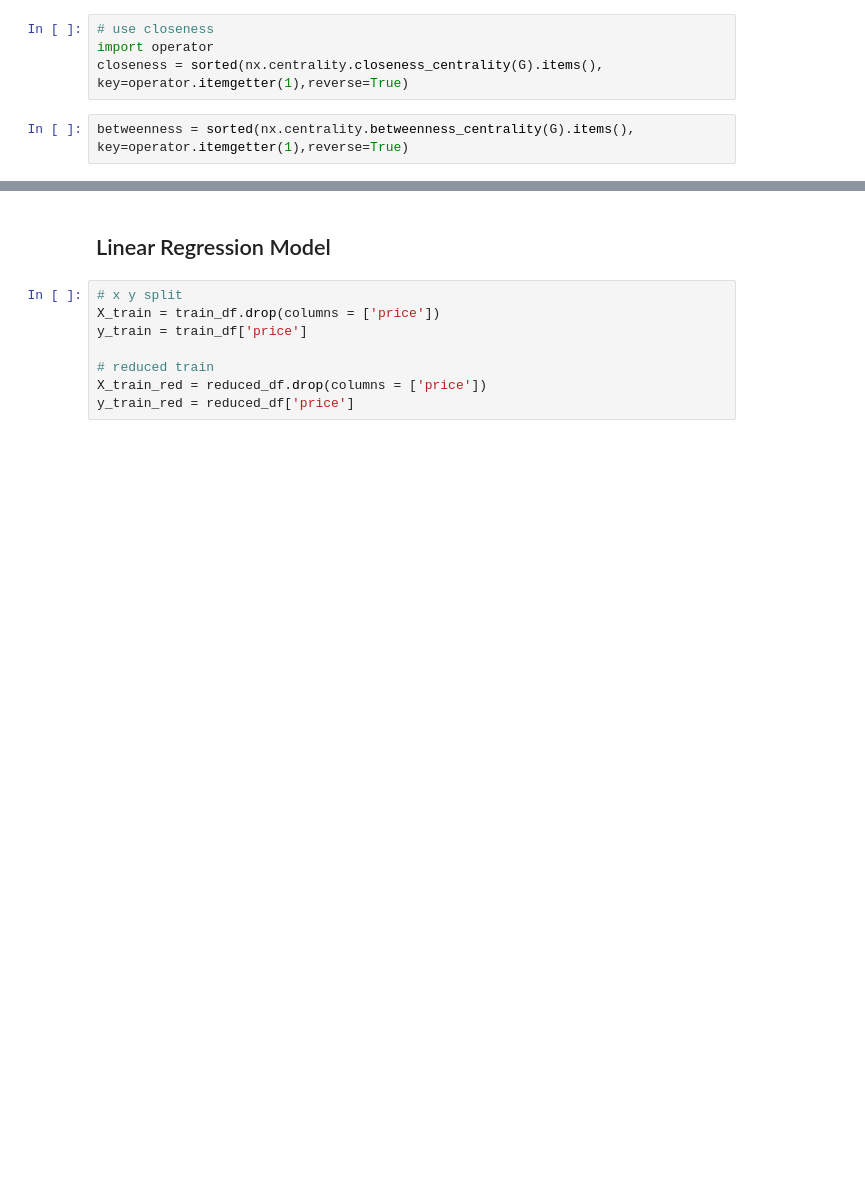
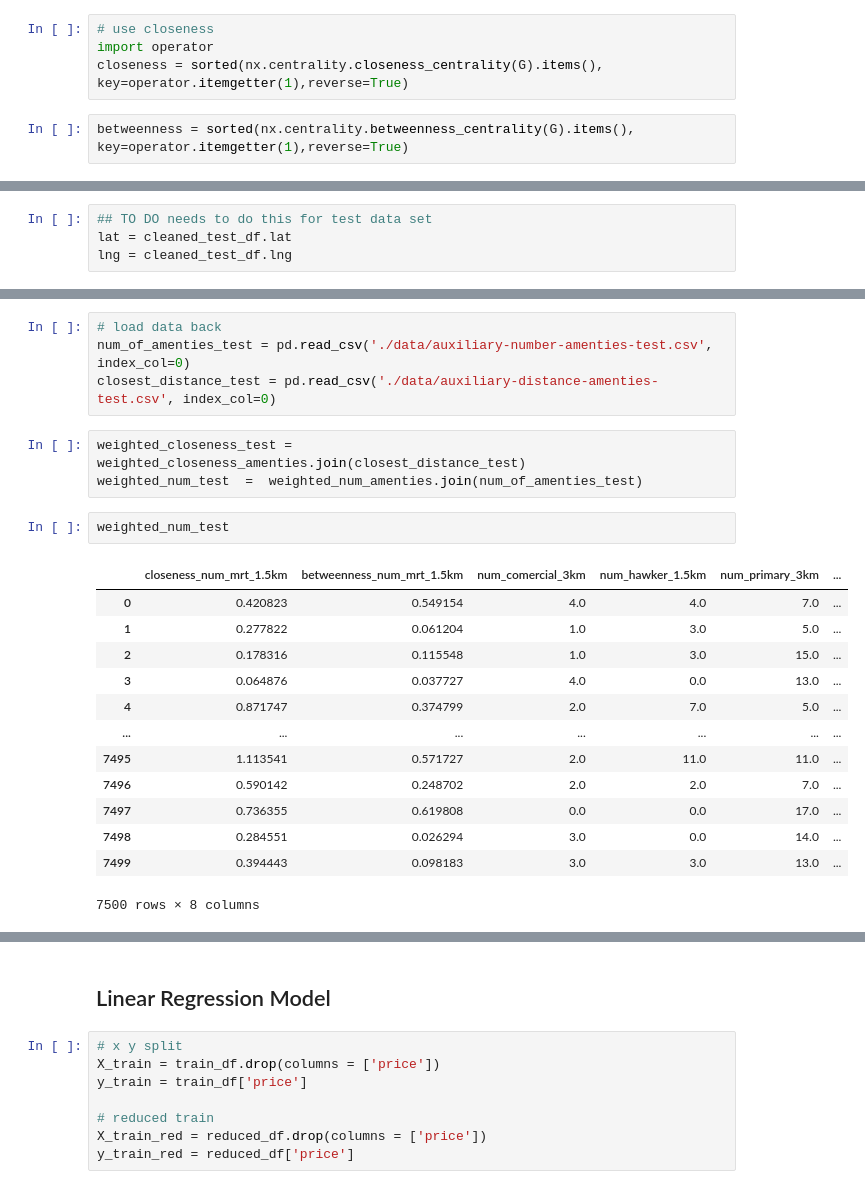
Before and after one commit to luoxiangyi222/cs5228-team-not-found, a Jupyter notebook: cs5228_project_nancy.ipynb, the cells around one changed output, grey strips where cells are left out. Cells and saved outputs as stored; diff of their text form; blank space fills up the shorter version.

Commit message:
auxiliary data test set

```diff
--- a/cs5228_project_nancy.ipynb
+++ b/cs5228_project_nancy.ipynb
@@ -845,0 +844,4 @@ weighted_num.to_csv(filepath, index=True)
+# %%
+## TO DO needs to do this for test data set
+lat = cleaned_test_df.lat
+lng = cleaned_test_df.lng
@@ -845,0 +901,23 @@ weighted_num.to_csv(filepath, index=True)
+# %%
+# load data back
+num_of_amenties_test = pd.read_csv('./data/auxiliary-number-amenties-test.csv', index_col=0)
+closest_distance_test = pd.read_csv('./data/auxiliary-distance-amenties-test.csv', index_col=0)
+# %%
+weighted_closeness_test =  weighted_closeness_amenties.join(closest_distance_test)
+weighted_num_test  =  weighted_num_amenties.join(num_of_amenties_test)
+# %%
+weighted_num_test
+# %% [output]
+|  | closeness_num_mrt_1.5km | betweenness_num_mrt_1.5km | num_comercial_3km | num_hawker_1.5km | num_primary_3km | ... |
+| 0 | 0.420823 | 0.549154 | 4.0 | 4.0 | 7.0 | ... |
+| 1 | 0.277822 | 0.061204 | 1.0 | 3.0 | 5.0 | ... |
+| 2 | 0.178316 | 0.115548 | 1.0 | 3.0 | 15.0 | ... |
+| 3 | 0.064876 | 0.037727 | 4.0 | 0.0 | 13.0 | ... |
+| 4 | 0.871747 | 0.374799 | 2.0 | 7.0 | 5.0 | ... |
+| ... | ... | ... | ... | ... | ... | ... |
+| 7495 | 1.113541 | 0.571727 | 2.0 | 11.0 | 11.0 | ... |
+| 7496 | 0.590142 | 0.248702 | 2.0 | 2.0 | 7.0 | ... |
+| 7497 | 0.736355 | 0.619808 | 0.0 | 0.0 | 17.0 | ... |
+| 7498 | 0.284551 | 0.026294 | 3.0 | 0.0 | 14.0 | ... |
+| 7499 | 0.394443 | 0.098183 | 3.0 | 3.0 | 13.0 | ... |
+7500 rows × 8 columns
```
Also changed, not shown: parts of 36 cells of this notebook, 7 other files.
